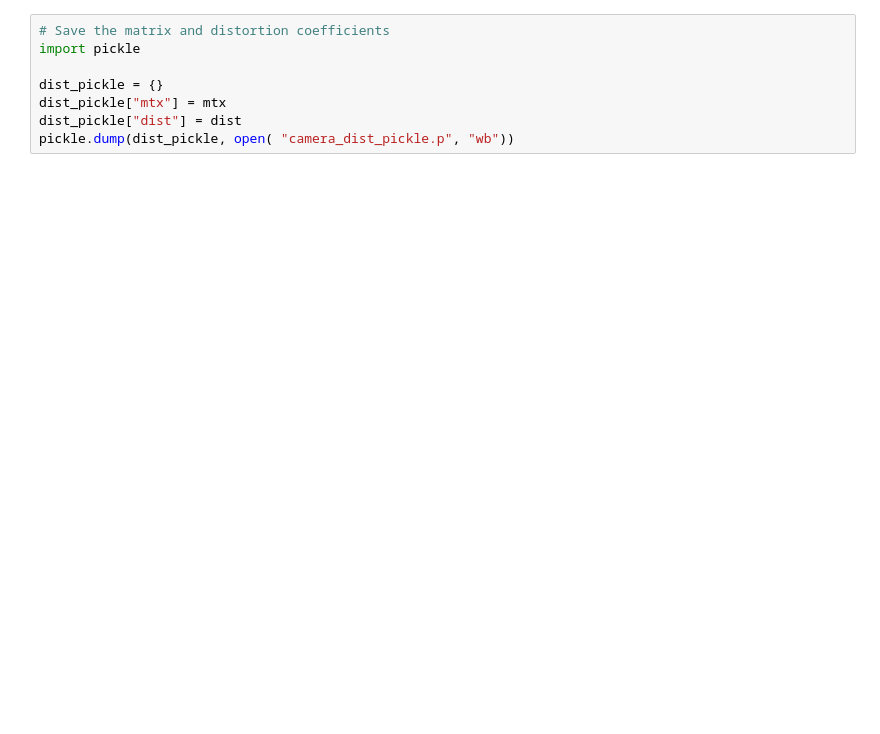
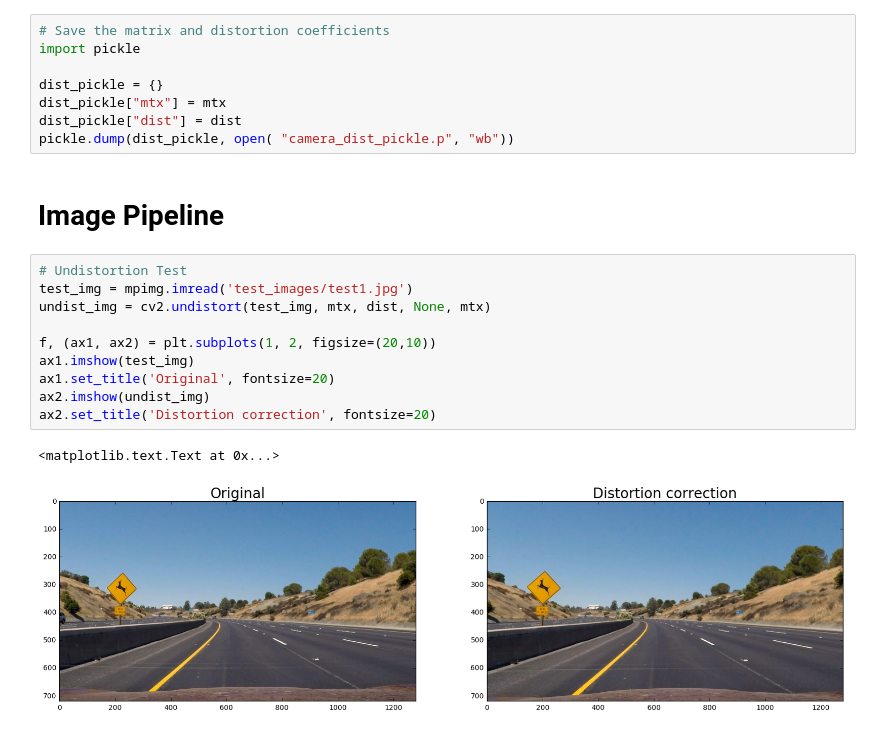
Before and after one commit to wolfapple/CarND-Advanced-Lane-Lines, a Jupyter notebook: p4.ipynb, the cells around one changed output. Saved outputs shown, nothing was run; the diff lists cells and outputs as text; blank space fills up the shorter version.

```diff
--- a/p4.ipynb
+++ b/p4.ipynb
@@ -81,3 +73,18 @@ dist_pickle = {}
 dist_pickle["mtx"] = mtx
 dist_pickle["dist"] = dist
 pickle.dump(dist_pickle, open( "camera_dist_pickle.p", "wb"))
+# %% [markdown]
+# Image Pipeline
+# %%
+# Undistortion Test
+test_img = mpimg.imread('test_images/test1.jpg')
+undist_img = cv2.undistort(test_img, mtx, dist, None, mtx)
+
+f, (ax1, ax2) = plt.subplots(1, 2, figsize=(20,10))
+ax1.imshow(test_img)
+ax1.set_title('Original', fontsize=20)
+ax2.imshow(undist_img)
+ax2.set_title('Distortion correction', fontsize=20)
+# %% [output]
+<matplotlib.text.Text at 0x...>
+[figure, added]
```
Also changed, not shown: parts of 6 cells of this notebook, 1 other file.
